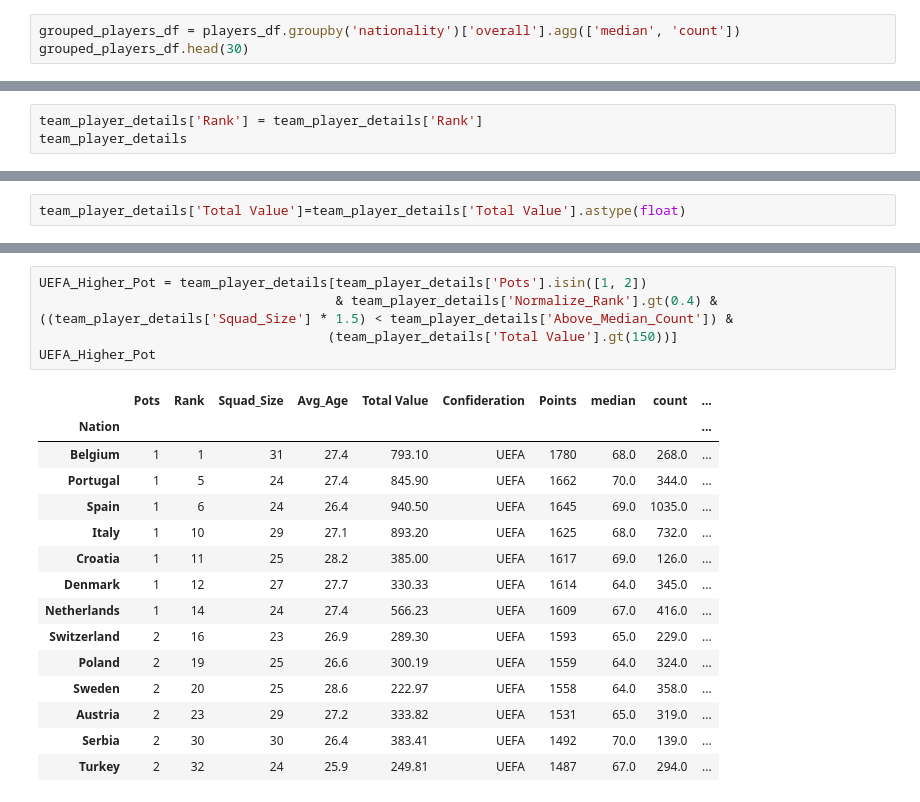
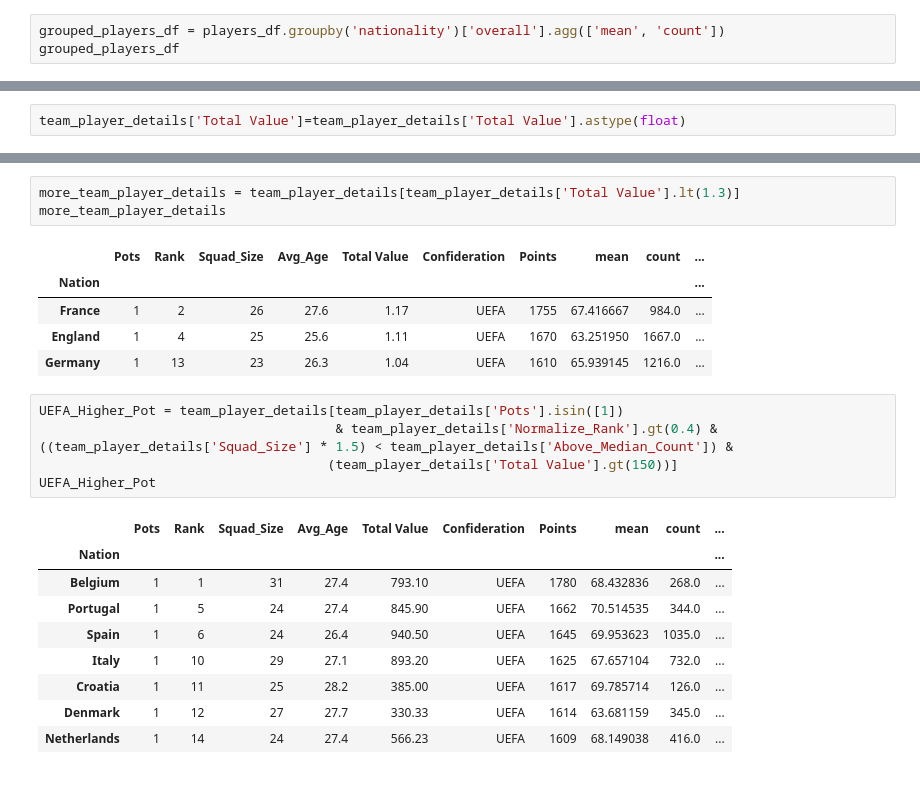
Before and after one commit to rajat3Illinois/2021_Spring_finals, a Jupyter notebook: WorldCupTeamPredictor.ipynb, the cells around one changed output, grey strips where cells are left out. Drawn from its saved outputs; the diff is of its cells as text.

```diff
--- a/WorldCupTeamPredictor.ipynb
+++ b/WorldCupTeamPredictor.ipynb
@@ -133,6 +175,6 @@ team_details
 | Azerbaijan | 5 | 108 | 33 | 25.8 | $17.38m | UEFA | 1180 |
 | Estonia | 5 | 108 | 27 | 26.3 | $5.39m | UEFA | 1180 |
 # %%
-grouped_players_df = players_df.groupby('nationality')['overall'].agg(['median', 'count'])
-grouped_players_df.head(30)
+grouped_players_df = players_df.groupby('nationality')['overall'].agg(['mean', 'count'])
+grouped_players_df
 # %% [output]
@@ -179,3 +219,0 @@ team_player_details
-# %%
-team_player_details['Rank'] = team_player_details['Rank']
-team_player_details
@@ -327,22 +376,25 @@ different_values
+# %%
+more_team_player_details = team_player_details[team_player_details['Total Value'].lt(1.3)]
+more_team_player_details
+# %% [output]
+|  | Pots | Rank | Squad_Size | Avg_Age | Total Value | Confideration | Points | mean | count | ... |
+| Nation |  |  |  |  |  |  |  |  |  | ... |
+| France | 1 | 2 | 26 | 27.6 | 1.17 | UEFA | 1755 | 67.416667 | 984.0 | ... |
+| England | 1 | 4 | 25 | 25.6 | 1.11 | UEFA | 1670 | 63.251950 | 1667.0 | ... |
+| Germany | 1 | 13 | 23 | 26.3 | 1.04 | UEFA | 1610 | 65.939145 | 1216.0 | ... |
 # %%
-UEFA_Higher_Pot = team_player_details[team_player_details['Pots'].isin([1, 2])
+UEFA_Higher_Pot = team_player_details[team_player_details['Pots'].isin([1])
                                       & team_player_details['Normalize_Rank'].gt(0.4) &
 ((team_player_details['Squad_Size'] * 1.5) < team_player_details['Above_Median_Count']) &
                                      (team_player_details['Total Value'].gt(150))]
 UEFA_Higher_Pot
 # %% [output]
-|  | Pots | Rank | Squad_Size | Avg_Age | Total Value | Confideration | Points | median | count | ... |
+|  | Pots | Rank | Squad_Size | Avg_Age | Total Value | Confideration | Points | mean | count | ... |
 | Nation |  |  |  |  |  |  |  |  |  | ... |
-| Belgium | 1 | 1 | 31 | 27.4 | 793.10 | UEFA | 1780 | 68.0 | 268.0 | ... |
-| Portugal | 1 | 5 | 24 | 27.4 | 845.90 | UEFA | 1662 | 70.0 | 344.0 | ... |
-| Spain | 1 | 6 | 24 | 26.4 | 940.50 | UEFA | 1645 | 69.0 | 1035.0 | ... |
-| Italy | 1 | 10 | 29 | 27.1 | 893.20 | UEFA | 1625 | 68.0 | 732.0 | ... |
-| Croatia | 1 | 11 | 25 | 28.2 | 385.00 | UEFA | 1617 | 69.0 | 126.0 | ... |
-| Denmark | 1 | 12 | 27 | 27.7 | 330.33 | UEFA | 1614 | 64.0 | 345.0 | ... |
-| Netherlands | 1 | 14 | 24 | 27.4 | 566.23 | UEFA | 1609 | 67.0 | 416.0 | ... |
-| Switzerland | 2 | 16 | 23 | 26.9 | 289.30 | UEFA | 1593 | 65.0 | 229.0 | ... |
-| Poland | 2 | 19 | 25 | 26.6 | 300.19 | UEFA | 1559 | 64.0 | 324.0 | ... |
-| Sweden | 2 | 20 | 25 | 28.6 | 222.97 | UEFA | 1558 | 64.0 | 358.0 | ... |
-| Austria | 2 | 23 | 29 | 27.2 | 333.82 | UEFA | 1531 | 65.0 | 319.0 | ... |
-| Serbia | 2 | 30 | 30 | 26.4 | 383.41 | UEFA | 1492 | 70.0 | 139.0 | ... |
-| Turkey | 2 | 32 | 24 | 25.9 | 249.81 | UEFA | 1487 | 67.0 | 294.0 | ... |
+| Belgium | 1 | 1 | 31 | 27.4 | 793.10 | UEFA | 1780 | 68.432836 | 268.0 | ... |
+| Portugal | 1 | 5 | 24 | 27.4 | 845.90 | UEFA | 1662 | 70.514535 | 344.0 | ... |
+| Spain | 1 | 6 | 24 | 26.4 | 940.50 | UEFA | 1645 | 69.953623 | 1035.0 | ... |
+| Italy | 1 | 10 | 29 | 27.1 | 893.20 | UEFA | 1625 | 67.657104 | 732.0 | ... |
+| Croatia | 1 | 11 | 25 | 28.2 | 385.00 | UEFA | 1617 | 69.785714 | 126.0 | ... |
+| Denmark | 1 | 12 | 27 | 27.7 | 330.33 | UEFA | 1614 | 63.681159 | 345.0 | ... |
+| Netherlands | 1 | 14 | 24 | 27.4 | 566.23 | UEFA | 1609 | 68.149038 | 416.0 | ... |
```
Also changed, not shown: parts of 31 cells of this notebook, 2 other files.
